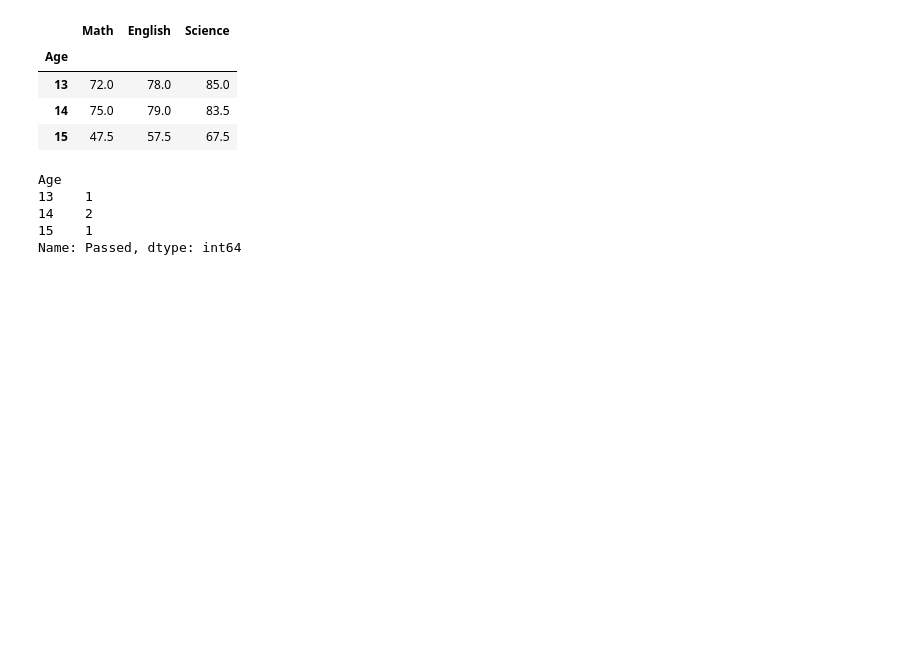
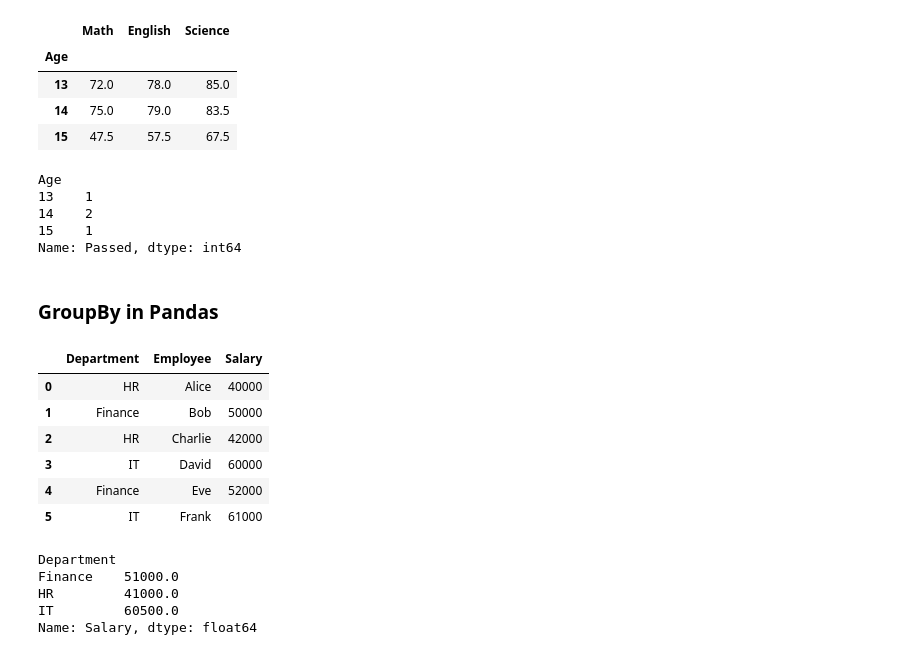
Before and after one commit to KaiFa254/GitpracticeMoringaclass, a Jupyter notebook: mypandaspractice.ipynb, the cells around one changed output. Cells and saved outputs as stored; diff of their text form; code cells hidden in the pictures; blank space fills up the shorter version.

```diff
--- a/mypandaspractice.ipynb
+++ b/mypandaspractice.ipynb
@@ -218,3 +213,34 @@ Age
 Name: Passed, dtype: int64
 # %%
 df.to_csv('students_with_results.csv',index=False)
+# %% [markdown]
+### GroupBy in Pandas
+# %%
+
+
+data = {
+    'Department': ['HR', 'Finance', 'HR', 'IT', 'Finance', 'IT'],
+    'Employee': ['Alice', 'Bob', 'Charlie', 'David', 'Eve', 'Frank'],
+    'Salary': [40000, 50000, 42000, 60000, 52000, 61000]
+}
+
+df = pd.DataFrame(data)
+# %%
+df
+# %% [output]
+|  | Department | Employee | Salary |
+| 0 | HR | Alice | 40000 |
+| 1 | Finance | Bob | 50000 |
+| 2 | HR | Charlie | 42000 |
+| 3 | IT | David | 60000 |
+| 4 | Finance | Eve | 52000 |
+| 5 | IT | Frank | 61000 |
+# %%
+dept_group = df.groupby('Department')['Salary'].mean()
+dept_group
+# %% [output]
+Department
+Finance    51000.0
+HR         41000.0
+IT         60500.0
+Name: Salary, dtype: float64
```
Also changed, not shown: parts of 9 cells of this notebook.
